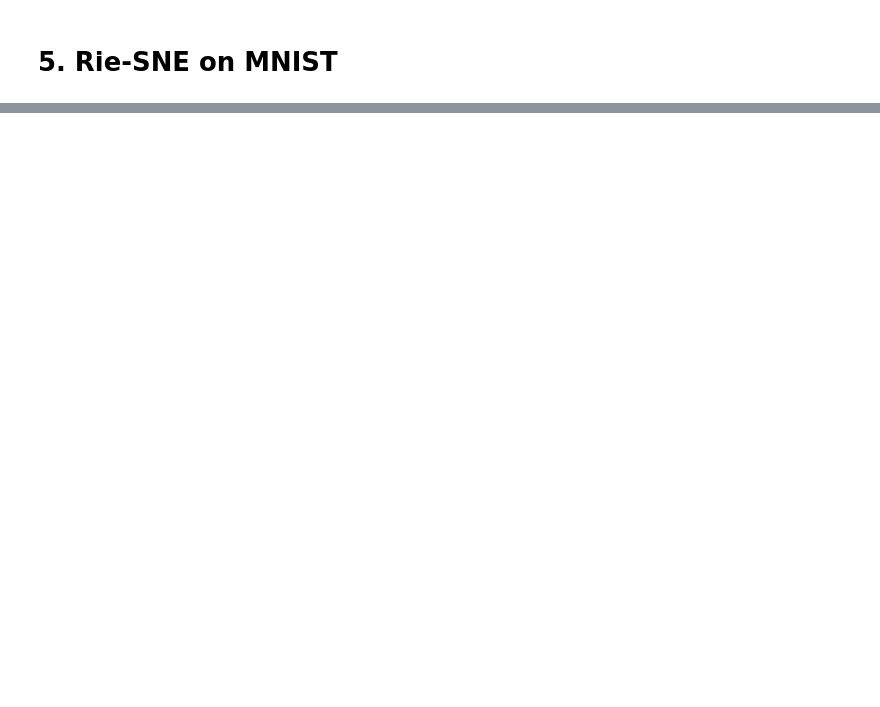
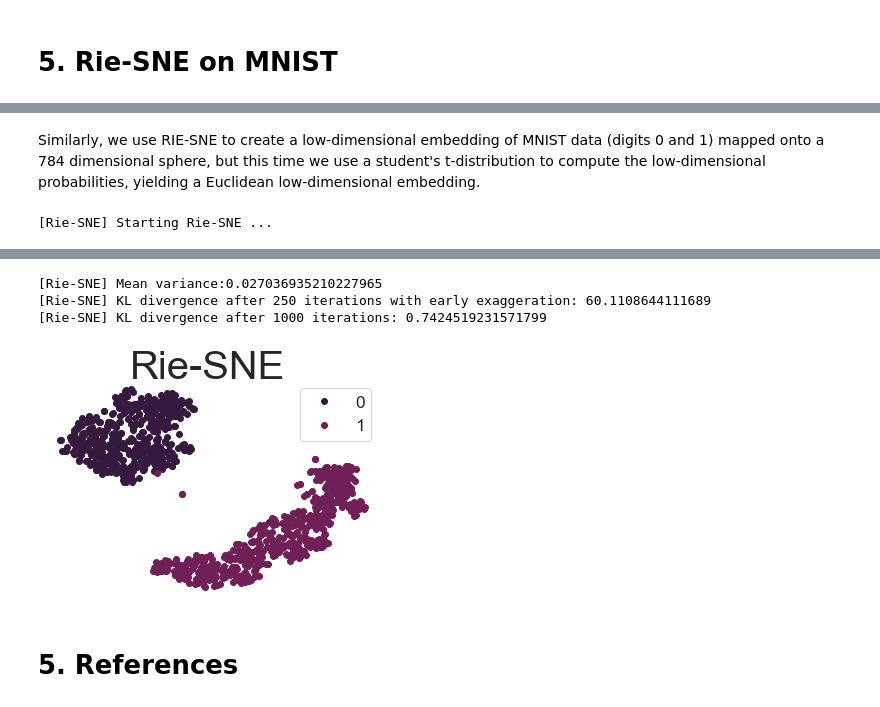
Before and after one commit to geomstats/challenge-iclr-2022, a Jupyter notebook: andberger/rie_sne.ipynb, the cells around one changed output, grey strips where cells are left out. Cells and saved outputs as stored; diff of their text form; code cells hidden in the pictures; blank space fills up the shorter version.

Commit message:
Add Euclidean model

```diff
--- a/andberger/rie_sne.ipynb
+++ b/andberger/rie_sne.ipynb
@@ -203,0 +224,56 @@ mnist_test()
+# %% [markdown]
+Similarly, we use RIE-SNE to create a low-dimensional embedding of MNIST data (digits 0 and 1) mapped onto a 784 dimensional sphere, but this time we use a student's t-distribution to compute the low-dimensional probabilities, yielding a Euclidean low-dimensional embedding.
+# %%
+import torch
+import torchplot as plt
+import torchvision.datasets
+from riesne import Riesne
+from models.euclidean import Euclidean
+import seaborn as sns
+sns.set()
+
+
+def mnist_test():
+    # Determine model.
+    model = Euclidean(784)
+
+    # Load data.
+    subset_size = 1000 # -1 equals the entire data set.
+    label_thresh = 2 # Include only a subset of MNIST classes.
+
+    mnist_data = torchvision.datasets.MNIST('data/', train=True, download=True)
+    X = mnist_data.data.reshape(-1, 784).float() / 255
+    Y = mnist_data.targets
+
+    idx = Y < label_thresh # Only use digits 0, 1, 2, ...
+    X = X[idx][:subset_size]
+    Y = Y[idx][:subset_size]
+
+    # Project MNIST data onto sphere.
+    X /= X.norm(dim=1).unsqueeze(1)
+
+    # Run Rie-SNE.
+    print(f"[Rie-SNE] Starting Rie-SNE ...")
+    riesne = Riesne(model, n_components=2)
+    transformed = riesne.fit_transform(X.cpu().numpy())
+
+    # Plot.
+    sns.set_style("white")
+    sns.set_palette("rocket")
+    fig, ax = plt.subplots(1, 1)
+    labels = Y
+    for label in labels.unique():
+        idx = labels == label
+        points = transformed[idx]
+        ax.plot(points[:, 0], points[:, 1], 'o')
+    plt.xticks([], [])
+    plt.yticks([], [])
+    plt.legend([str(i) for i in labels.unique().tolist()],fontsize='x-large', title_fontsize='40')
+    ax.set_axis_off()
+    fig.suptitle('Rie-SNE', fontsize=40)
+    plt.show()
+
+
+mnist_test()
+# %% [output]
+[Rie-SNE] Starting Rie-SNE ...
@@ -203,0 +283,6 @@ mnist_test()
+[Rie-SNE] Mean variance:0.027036935210227965
+[Rie-SNE] KL divergence after 250 iterations with early exaggeration: 60.1108644111689
+[Rie-SNE] KL divergence after 1000 iterations: 0.7424519231571799
+[figure, added]
+# %% [markdown]
+# 5. References
```
Also changed, not shown: parts of 12 cells of this notebook, 5 other files.
